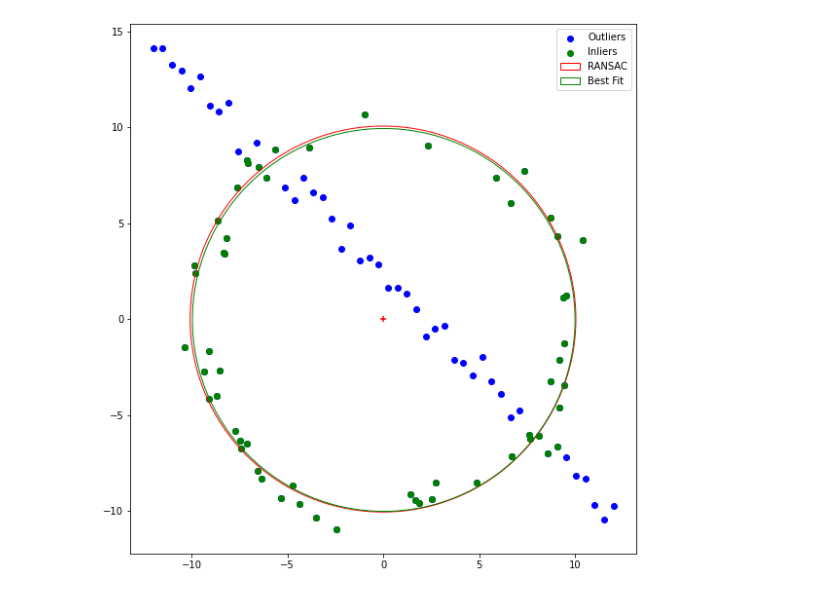
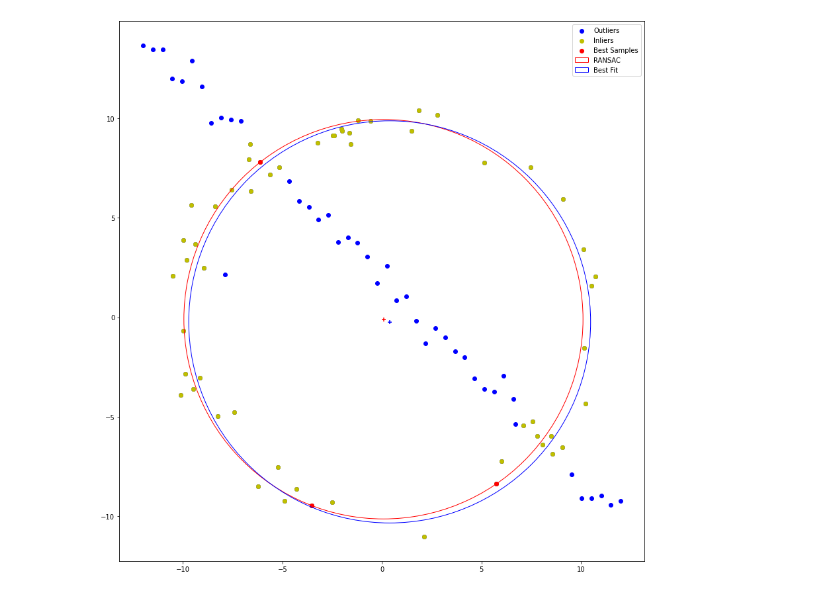
Before and after one commit to dakshinatharindu/Image-Processing, a Jupyter notebook: Assignment-02/190622R_a02.ipynb, the cells around one changed output. Drawn from its saved outputs; the diff is of its cells as text; code cells hidden in the pictures.

```diff
--- a/Assignment-02/190622R_a02.ipynb
+++ b/Assignment-02/190622R_a02.ipynb
@@ -3,7 +3,7 @@ import numpy as np
 from scipy.optimize import minimize
 from scipy import linalg
 import matplotlib.pyplot as plt
-np.random.seed(0)
+np.random.seed(3)
 N = 100
 half_n = N//2
 r = 10
@@ -21,6 +21,7 @@ X = np.vstack((X_circ, X_line))
 threshold = 1.96*s
 n = X.shape[0]
 best_est = None
+best_sample = None
 S_in = []
 p = 0.99
 i = 0
@@ -39,35 +40,38 @@ while N > i:
     r = np.sqrt((a - pt1[0])**2 + (b - pt1[1])**2)
 
     S_tst = []
     for x, y in X:
         dis = np.sqrt((x - a)**2 + (y - b)**2)
         if (np.abs(dis - r) < threshold):
             S_tst.append([x,y])
 
     if (len(S_tst) > len(S_in)):
         best_est = (a, b, r)
+        best_sample = random_index
         S_in = S_tst
     i+=1
 
 a, b, r = best_est[0], best_est[1], best_est[2]
 S_in = np.array(S_in)
 P = np.concatenate((S_in, np.ones((S_in.shape[0], 1))), axis=1)
 Q = S_in[:,[0]]**2 + S_in[:, [1]]**2
 B = np.linalg.pinv(P.T @ P) @ P.T @ Q
 a0, b0, c = B.flatten()
 r0 = np.sqrt(a0**2 + b0**2 + c)
 
-fig, ax = plt.subplots(figsize=(10, 10))
+fig, ax = plt.subplots(figsize=(15, 15))
 ax.scatter(X[:, 0], X[:, 1], c='blue', marker='o', label='Outliers')
-ax.scatter(S_in[:, 0], S_in[:, 1], c='g', marker='o', label='Inliers')
+ax.scatter(S_in[:, 0], S_in[:, 1], c='y', marker='o', label='Inliers')
+ax.scatter(X[best_sample][:, 0], X[best_sample][:, 1], c='r', marker='o', label='Best Samples')
 ax.scatter(a, b, c='r', marker='+')
+ax.scatter(a0, b0, c='b', marker='+')
 circle_best_sample = plt.Circle((a, b), radius=r, color='r', fc='y', fill=False, label='RANSAC')
-circle_best_fit = plt.Circle((a0, b0), radius=r0, color='g', fc='y', fill=False, label='Best Fit')
+circle_best_fit = plt.Circle((a0, b0), radius=r0, color='b', fc='y', fill=False, label='Best Fit')
 plt.gca().add_patch(circle_best_sample)
 plt.gca().add_patch(circle_best_fit)
 ax.legend()
 ax.axis('scaled')
-
+plt.savefig('Report/images/ransac.png')
 plt.show()
 # %% [output]
-[figure, old version]
+[figure, new version]
```
Also changed, not shown: 1 other file.
